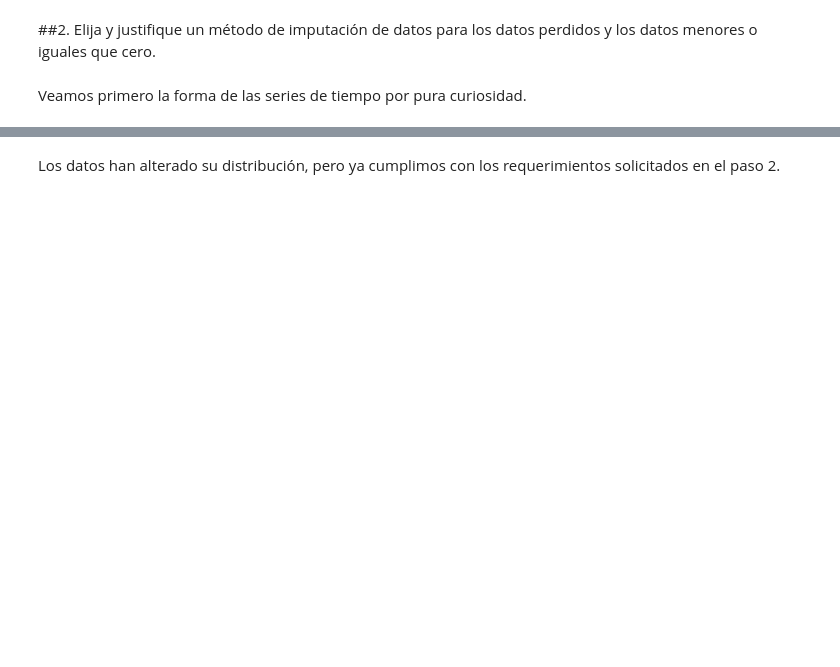
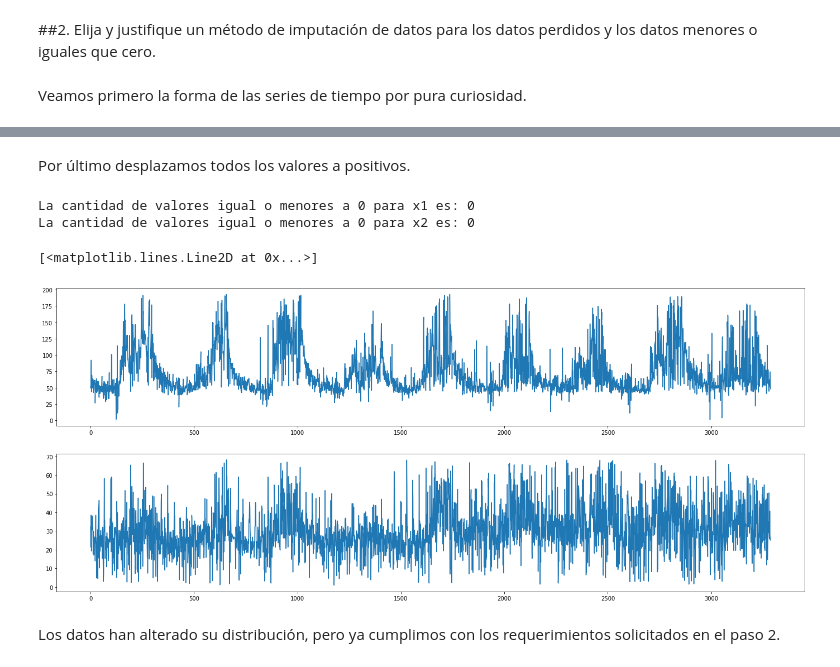
Before and after one commit to homosapienssapiens/feature-engineering, a Jupyter notebook: Final project.ipynb, the cells around one changed output, grey strips where cells are left out. Saved outputs shown, nothing was run; the diff lists cells and outputs as text; code cells hidden in the pictures; blank space fills up the shorter version.

```diff
--- a/Final project.ipynb
+++ b/Final project.ipynb
@@ -175,0 +178,4 @@ plt.plot(dfsplit['x2'])
+# %%
+for i, j in enumerate(dffull['data_x2']):
+  if j != j:
+    print(i)
@@ -175,0 +297,20 @@ plt.plot(dfsplit['x2'])
+# %%
+# Función para obtener la inversa de las transformaciones Yeo-Johnson.
+def inverseyj(xdef, lam):
+  xo = []
+  for i in xdef:
+    if i >= 0 and lam != 0:
+      xo.append((i * lam + 1) ** (1 / lam) - 1)
+    else:
+      if i >= 0 and lam == 0:
+        xo.append(np.exp(i) - 1)
+      else:
+        if i < 0 and lam != 2:
+          xo.append( 1 - (-(2 - lam) * i + 1) ** (1 / (2 - lam)))
+        else:
+          if i < 0 and lam == 2:
+            xo.append(1 - np.exp(i))
+  return xo
+# %%
+dffull['data_x1'] = inverseyj(dffull['data_x1'], l1)
+dffull['data_x2'] = inverseyj(dffull['data_x2'], l2)
@@ -176,2 +333,28 @@ plt.plot(dfsplit['x2'])
+# %% [markdown]
+Por último desplazamos todos los valores a positivos.
+# %%
+#Desplazamiento de x1 a positivos
+x1dif = -np.min(dffull['data_x1'])
+dffull['data_x1'] = dffull['data_x1'] + x1dif + 1
+
+#Desplazamiento de x2 a positivos
+x1dif = -np.min(dffull['data_x2'])
+dffull['data_x2'] = dffull['data_x2'] + x1dif + 1
+# %%
+#Cantidad de valores igual o menor a cero en x1 y x2 después del reemplazo.
+print('La cantidad de valores igual o menores a 0 para x1 es: ' + str(sum(dffull['data_x1'] <= 0)))
+print('La cantidad de valores igual o menores a 0 para x2 es: ' + str(sum(dffull['data_x2'] <= 0)))
+# %% [output]
+La cantidad de valores igual o menores a 0 para x1 es: 0
+La cantidad de valores igual o menores a 0 para x2 es: 0
+# %%
+plt.figure(figsize = [24, 10])
+plt.subplot(2, 1, 1)
+plt.plot(dffull['data_x1'])
+plt.subplot(2, 1, 2)
+plt.plot(dffull['data_x2'])
+# %% [output]
+[<matplotlib.lines.Line2D at 0x...>]
+[figure, added]
 # %% [markdown]
 Los datos han alterado su distribución, pero ya cumplimos con los requerimientos solicitados en el paso 2.
```
Also changed, not shown: parts of 110 cells of this notebook.
